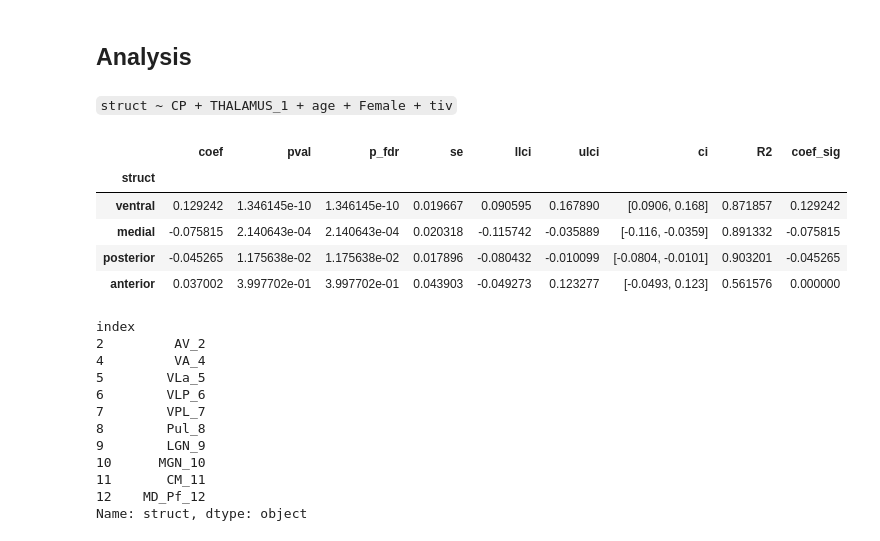
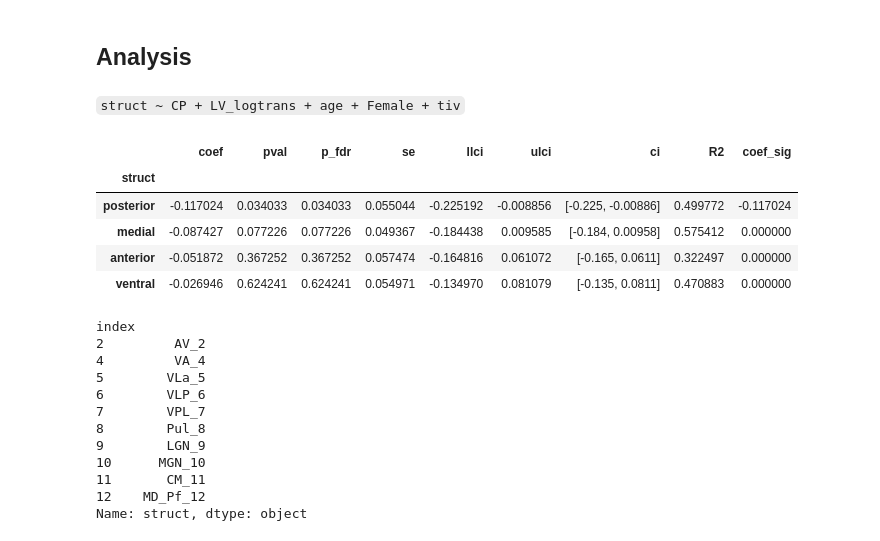
Before and after one commit to srs328/ms_mri, a Jupyter notebook: analysis/thalamus/results/3-CP_and_medial_posterior_atrophy.ipynb, the cells around one changed output. Drawn from its saved outputs; the diff is of its cells as text; code cells hidden in the pictures.

```diff
--- a/analysis/thalamus/results/3-CP_and_medial_posterior_atrophy.ipynb
+++ b/analysis/thalamus/results/3-CP_and_medial_posterior_atrophy.ipynb
@@ -379,35 +381,35 @@ def create_formula(outcome, )
 # %%
 model_data = df.join(df_thomas)[MS_patients]
 model_data = zscore(model_data)
 
 outcomes = [
     "medial",
     "posterior",
     "ventral",
     "anterior"
 ]
 
 predictor = ["CP"]
-covariates = ["THALAMUS_1", "age", "Female", "tiv"]
+covariates = ["LV_logtrans", "age", "Female", "tiv"]
 
 _, results = run_regressions_refactored(
     model_data,
     outcomes,
     predictor,
     covariates
 )
 results = results["CP"]
 display_order = results["coef"].apply(np.abs).sort_values(ascending=False).index
 display(Markdown(f"`struct ~ CP + {" + ".join(covariates)}`"))
 display(results.loc[display_order, :])
 # %% [output]
-`struct ~ CP + THALAMUS_1 + age + Female + tiv`
+`struct ~ CP + LV_logtrans + age + Female + tiv`
 |  | coef | pval | p_fdr | se | llci | ulci | ci | R2 | coef_sig |
 | struct |  |  |  |  |  |  |  |  |  |
-| ventral | 0.129242 | 1.346145e-10 | 1.346145e-10 | 0.019667 | 0.090595 | 0.167890 | [0.0906, 0.168] | 0.871857 | 0.129242 |
-| medial | -0.075815 | 2.140643e-04 | 2.140643e-04 | 0.020318 | -0.115742 | -0.035889 | [-0.116, -0.0359] | 0.891332 | -0.075815 |
-| posterior | -0.045265 | 1.175638e-02 | 1.175638e-02 | 0.017896 | -0.080432 | -0.010099 | [-0.0804, -0.0101] | 0.903201 | -0.045265 |
-| anterior | 0.037002 | 3.997702e-01 | 3.997702e-01 | 0.043903 | -0.049273 | 0.123277 | [-0.0493, 0.123] | 0.561576 | 0.000000 |
+| posterior | -0.117024 | 0.034033 | 0.034033 | 0.055044 | -0.225192 | -0.008856 | [-0.225, -0.00886] | 0.499772 | -0.117024 |
+| medial | -0.087427 | 0.077226 | 0.077226 | 0.049367 | -0.184438 | 0.009585 | [-0.184, 0.00958] | 0.575412 | 0.000000 |
+| anterior | -0.051872 | 0.367252 | 0.367252 | 0.057474 | -0.164816 | 0.061072 | [-0.165, 0.0611] | 0.322497 | 0.000000 |
+| ventral | -0.026946 | 0.624241 | 0.624241 | 0.054971 | -0.134970 | 0.081079 | [-0.135, 0.0811] | 0.470883 | 0.000000 |
 # %%
 hips_thomas_ref[thalamic_nuclei]
 # %% [output]
```
Also changed, not shown: parts of 1 cell of this notebook, 2 other files.
